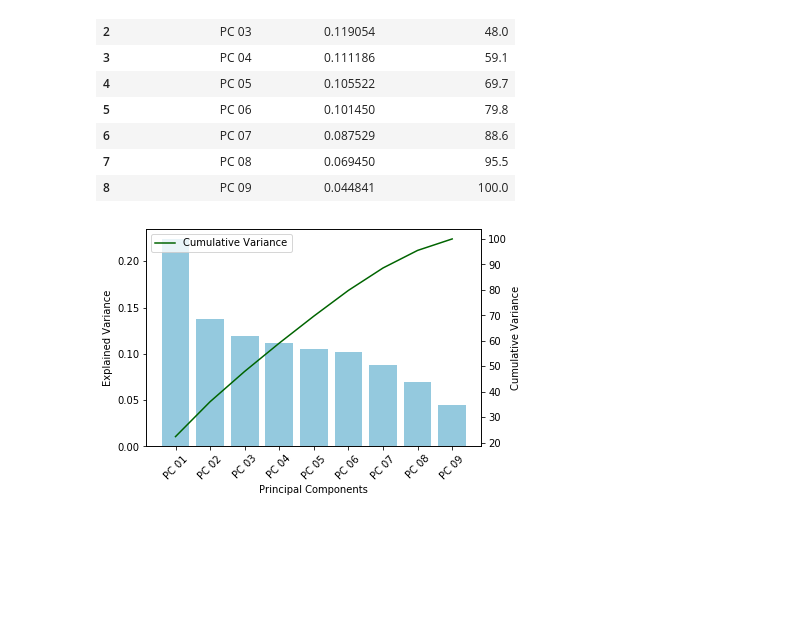
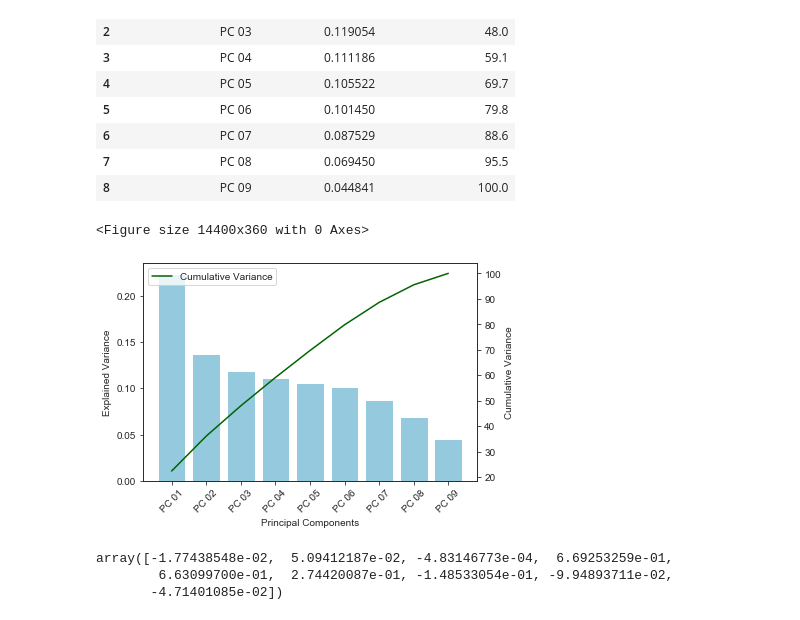
Before and after one commit to cmhstudies/Incident-Management-Process-BPIC2014, a Jupyter notebook: 05.03.a Feature Analysis PCA.ipynb, the cells around one changed output. Saved outputs shown, nothing was run; the diff lists cells and outputs as text; code cells hidden in the pictures; blank space fills up the shorter version.

```diff
--- a/05.03.a Feature Analysis PCA.ipynb
+++ b/05.03.a Feature Analysis PCA.ipynb
@@ -7,8 +7,8 @@ import numpy as np
 from math import log
 
 import seaborn as sns
-#sns.set_style("whitegrid")
-#sns.set_palette("Blues")
+sns.set_style("ticks")
+sns.set_palette("Blues")
 
 
 import matplotlib.pyplot as plt
@@ -37,0 +36,3 @@ X_enc = ce.WOEEncoder().fit_transform(X,y)
+# %%
+# X_enc = ce.WOEEncoder().fit_transform(X,y)
+X_enc = pd.DataFrame(ce.WOEEncoder().fit_transform(X,y), columns=X.columns)
@@ -42 +57,4 @@ X_std = StandardScaler().fit_transform(X_enc)
+# %%
+# X_std = StandardScaler().fit_transform(X_enc)
+X_std = pd.DataFrame(StandardScaler().fit_transform(X_enc), columns=X_enc.columns)
 # %%
@@ -80,14 +111,21 @@ screeDF
 | 7 | PC 08 | 0.069450 | 95.5 |
 | 8 | PC 09 | 0.044841 | 100.0 |
 # %%
-# plt.figure(figsize=(200,5))
+plt.figure(figsize=(200,5))
 fig, ax = plt.subplots()
 ax.set_xticklabels(labels=pcLabels,  rotation=45)
 ax2 = ax.twinx()
 sns.barplot(x='Principal Components', y='Explained Variance', data=screeDF, ax=ax, color='skyblue')
 sns.lineplot(x='Principal Components', y='Cumulative Variance', data=screeDF, ax=ax2, color='darkgreen', label="Cumulative Variance")
-#sns.lineplot(x='Principal Components', y='Explained Variance', data=screeDF, ax=ax, color='midnightblue', label="Explained Variance" )
+# sns.lineplot(x='Principal Components', y='Explained Variance', data=screeDF, ax=ax, color='midnightblue', label="Explained Variance" )
 
-plt.savefig("reports/05.03.a PCA Explained and Cummulative Variance.png")
+plt.savefig("reports/05.03.a PCA Explained and Cummulative Variance.png", dpi=300)
 # %% [output]
+<Figure size 14400x360 with 0 Axes>
-[figure, old version]
+[figure, new version]
+# %%
+covar_matrix.components_[1,:]
+# %% [output]
+array([-1.77438548e-02,  5.09412187e-02, -4.83146773e-04,  6.69253259e-01,
+        6.63099700e-01,  2.74420087e-01, -1.48533054e-01, -9.94893711e-02,
+       -4.71401085e-02])
```
Also changed, not shown: parts of 8 cells of this notebook, 23 other files.
